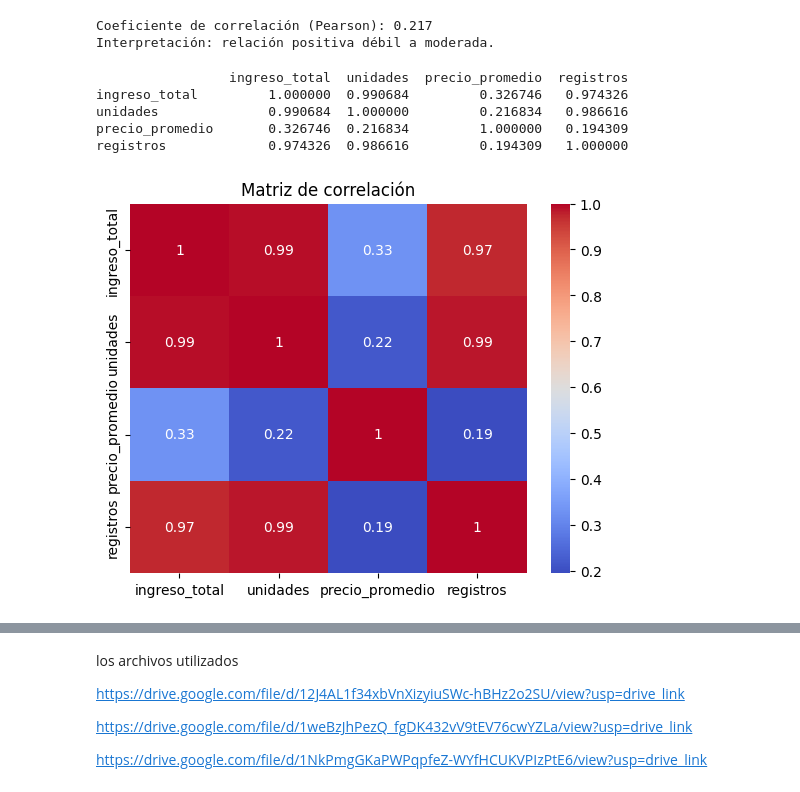
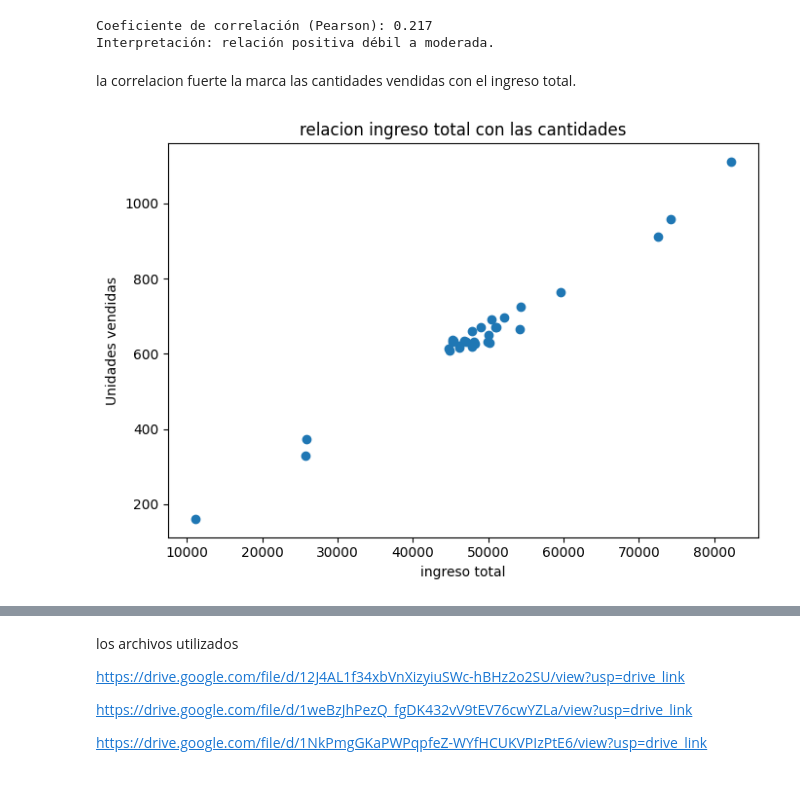
Before and after one commit to dataccounting/Sanvido-Gonzalo-comision-26252-TPI-data-analytics, a Jupyter notebook: Sanvido_Gonzalo_comision_25262_TPI_data_analytics.ipynb, the cells around one changed output, grey strips where cells are left out. Saved outputs shown, nothing was run; the diff lists cells and outputs as text; code cells hidden in the pictures.

```diff
--- a/Sanvido_Gonzalo_comision_25262_TPI_data_analytics.ipynb
+++ b/Sanvido_Gonzalo_comision_25262_TPI_data_analytics.ipynb
@@ -1453,24 +1488,18 @@ else:
 # %% [output]
 Coeficiente de correlación (Pearson): 0.217
 Interpretación: relación positiva débil a moderada.
-# %%
-from matplotlib.typing import CoordsBaseType
-
-corr_val = df_prod.select_dtypes(include=np.number).corr()
-
-
-
-print(corr_val)
-# %% [output]
-                 ingreso_total  unidades  precio_promedio  registros
-ingreso_total         1.000000  0.990684         0.326746   0.974326
-unidades              0.990684  1.000000         0.216834   0.986616
-precio_promedio       0.326746  0.216834         1.000000   0.194309
-registros             0.974326  0.986616         0.194309   1.000000
-# %%
-# matriz de correlacion
-sns.heatmap(corr_val.iloc[:,:], annot=True, cmap='coolwarm')
-plt.title('Matriz de correlación')
-plt.show()
-# %% [output]
-[figure, removed]
+# %% [markdown]
+la correlacion fuerte la marca las cantidades vendidas con el ingreso total.
+# %%
+x = df_prod['ingreso_total']  # eje X: precio promedio por producto
+y = df_prod['unidades']         # eje Y: unidades vendidas por producto
+
+plt.figure(figsize=(7, 5))           # tamaño del gráfico
+plt.scatter(x, y)                    # gráfico de puntos
+plt.title('relacion ingreso total con las cantidades')  # título
+plt.xlabel('ingreso total')        # etiqueta eje X
+plt.ylabel('Unidades vendidas')      # etiqueta eje Y
+plt.tight_layout()                   # ajustar márgenes
+plt.show()
+# %% [output]
+[figure, added]
```
Also changed, not shown: parts of 8 cells of this notebook.
